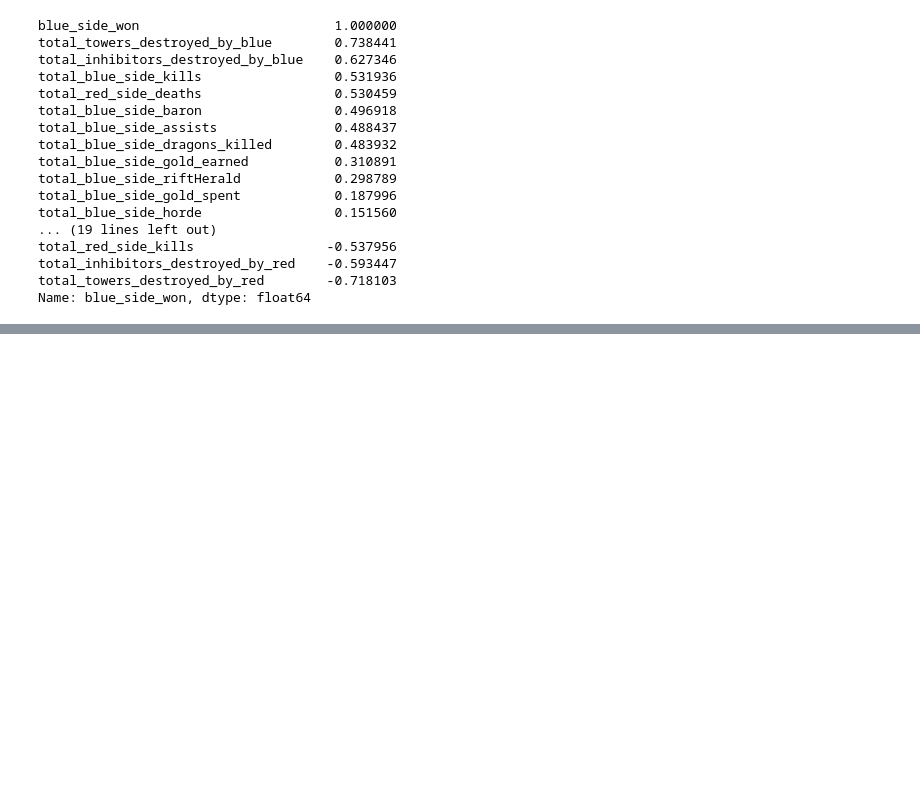
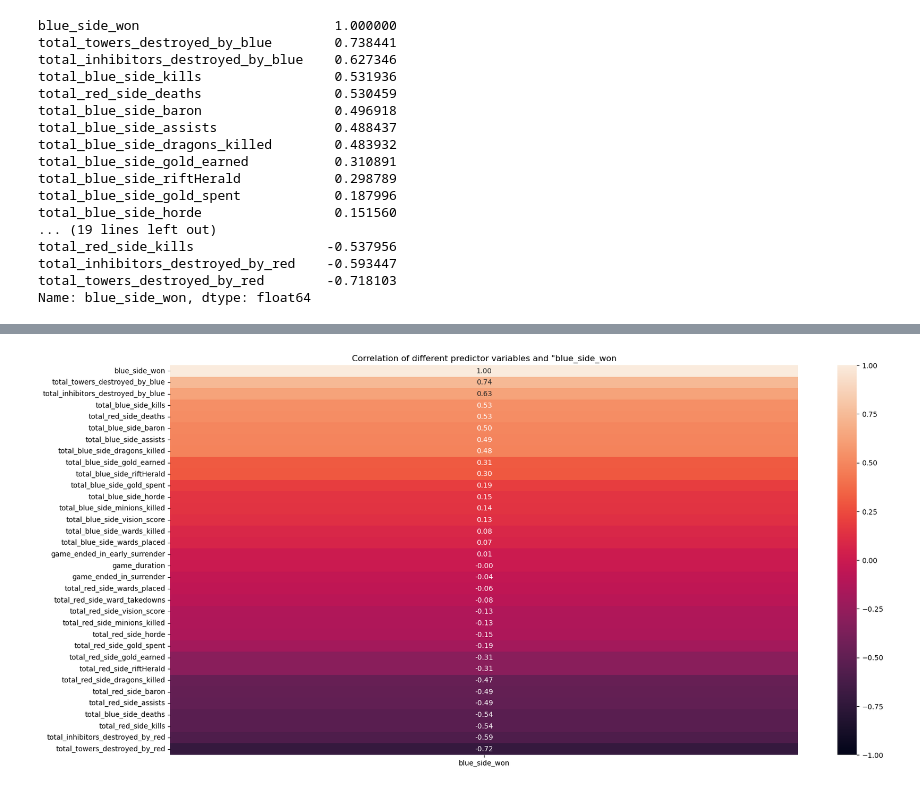
Before and after one commit to mohammad20306/Dissertation, a Jupyter notebook: ML.ipynb, the cells around one changed output, grey strips where cells are left out. Drawn from its saved outputs; the diff is of its cells as text; code cells hidden in the pictures; blank space fills up the shorter version.

```diff
--- a/ML.ipynb
+++ b/ML.ipynb
@@ -93,0 +136,8 @@ Name: blue_side_won, dtype: float64
+# %%
+plt.figure(figsize=(20, 10))
+sns.heatmap(df.corr()[['blue_side_won']].sort_values(by='blue_side_won',ascending=False)
+            ,vmin=-1, vmax=1, annot=True, fmt='.2f')
+plt.title('Correlation of different predictor variables and "blue_side_won')
+plt.show()
+# %% [output]
+[figure, added]
```
Also changed, not shown: parts of 19 cells of this notebook, 3 other files.
